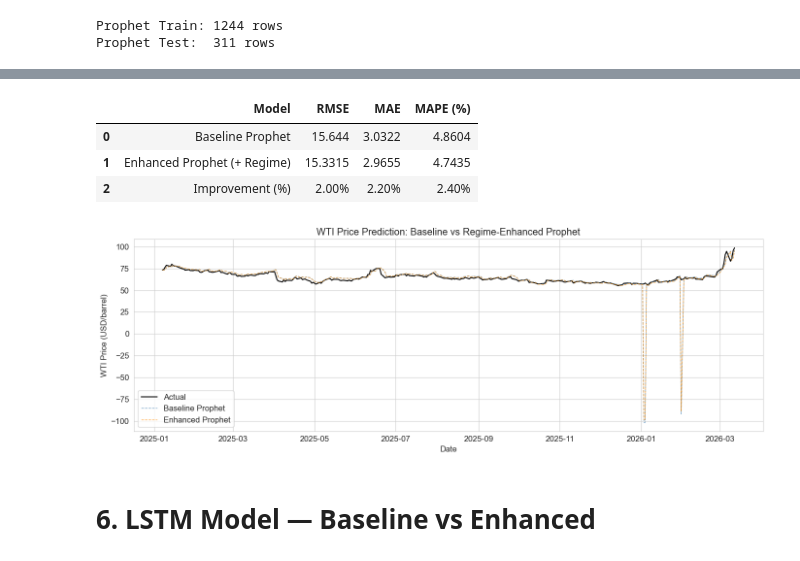
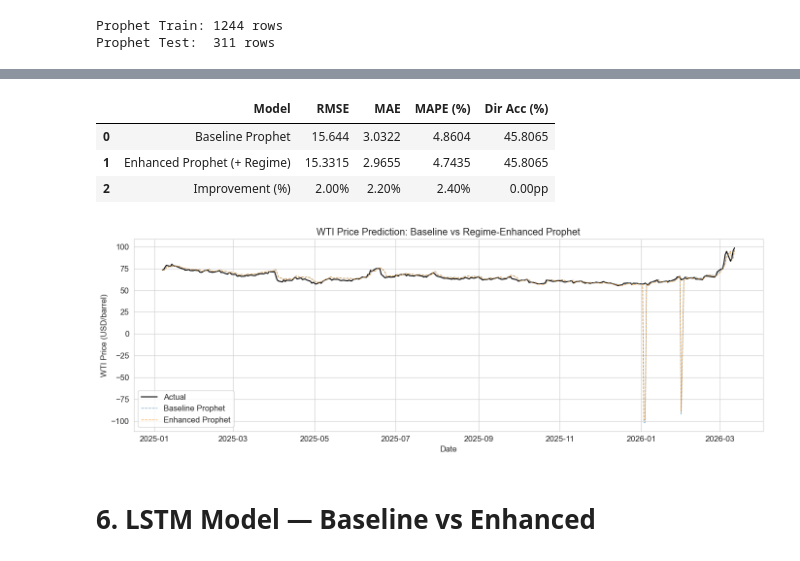
Before and after one commit to zhicongDeng/BTC-ETH-Pairs-Trading, a Jupyter notebook: test_pytorch/claude/02_xgboost_comparison.ipynb, the cells around one changed output, grey strips where cells are left out. Cells and saved outputs as stored; diff of their text form; code cells hidden in the pictures.

```diff
--- a/test_pytorch/claude/02_xgboost_comparison.ipynb
+++ b/test_pytorch/claude/02_xgboost_comparison.ipynb
@@ -242,18 +248,20 @@ def build_and_fit_prophet(train_df, regressors):
     return model
 
 # Baseline Prophet
-prophet_baseline = build_and_fit_prophet(prophet_train, prophet_baseline_regressors)
-forecast_baseline = prophet_baseline.predict(prophet_test[['ds'] + prophet_baseline_regressors])
+prophet_baseline_model = build_and_fit_prophet(prophet_train, prophet_baseline_regressors)
+forecast_baseline = prophet_baseline_model.predict(prophet_test[['ds'] + prophet_baseline_regressors])
 
 price_pred_prophet_baseline = forecast_baseline['yhat'].values
-price_true_prophet = prophet_test['WTI_Price_next'].values  # next-day actual
+price_true_prophet = prophet_test['WTI_Price_next'].values
 
 rmse_prophet_baseline = np.sqrt(mean_squared_error(price_true_prophet, price_pred_prophet_baseline))
 mae_prophet_baseline  = mean_absolute_error(price_true_prophet, price_pred_prophet_baseline)
 mape_prophet_baseline = np.mean(np.abs((price_true_prophet - price_pred_prophet_baseline) / price_true_prophet)) * 100
+dir_prophet_baseline  = np.mean(np.sign(np.diff(price_true_prophet)) == np.sign(np.diff(price_pred_prophet_baseline))) * 100
 
 print("=== Baseline Prophet ===")
 print(f"RMSE: {rmse_prophet_baseline:.4f}")
 print(f"MAE:  {mae_prophet_baseline:.4f}")
 print(f"MAPE: {mape_prophet_baseline:.4f}%")
+print(f"Dir Acc: {dir_prophet_baseline:.2f}%")
 # %% [output]
@@ -266,16 +275,18 @@ MAPE: 4.8604%
 # %%
 # Enhanced Prophet (with regime features)
-prophet_enhanced = build_and_fit_prophet(prophet_train, prophet_enhanced_regressors)
-forecast_enhanced = prophet_enhanced.predict(prophet_test[['ds'] + prophet_enhanced_regressors])
+prophet_enhanced_model = build_and_fit_prophet(prophet_train, prophet_enhanced_regressors)
+forecast_enhanced = prophet_enhanced_model.predict(prophet_test[['ds'] + prophet_enhanced_regressors])
 
 price_pred_prophet_enhanced = forecast_enhanced['yhat'].values
 
 rmse_prophet_enhanced = np.sqrt(mean_squared_error(price_true_prophet, price_pred_prophet_enhanced))
 mae_prophet_enhanced  = mean_absolute_error(price_true_prophet, price_pred_prophet_enhanced)
 mape_prophet_enhanced = np.mean(np.abs((price_true_prophet - price_pred_prophet_enhanced) / price_true_prophet)) * 100
+dir_prophet_enhanced  = np.mean(np.sign(np.diff(price_true_prophet)) == np.sign(np.diff(price_pred_prophet_enhanced))) * 100
 
 print("=== Enhanced Prophet (+ Regime) ===")
 print(f"RMSE: {rmse_prophet_enhanced:.4f}")
 print(f"MAE:  {mae_prophet_enhanced:.4f}")
 print(f"MAPE: {mape_prophet_enhanced:.4f}%")
+print(f"Dir Acc: {dir_prophet_enhanced:.2f}%")
 # %% [output]
@@ -288,33 +300,35 @@ MAPE: 4.7435%
 # %%
-# Comparison table
+# Prophet comparison table
 prophet_comparison = pd.DataFrame({
-    'Model': ['Baseline Prophet', 'Enhanced Prophet (+ Regime)'],
-    'RMSE': [rmse_prophet_baseline, rmse_prophet_enhanced],
-    'MAE':  [mae_prophet_baseline,  mae_prophet_enhanced],
-    'MAPE (%)': [mape_prophet_baseline, mape_prophet_enhanced]
+    'Model':       ['Baseline Prophet', 'Enhanced Prophet (+ Regime)'],
+    'RMSE':        [rmse_prophet_baseline,  rmse_prophet_enhanced],
+    'MAE':         [mae_prophet_baseline,   mae_prophet_enhanced],
+    'MAPE (%)':    [mape_prophet_baseline,  mape_prophet_enhanced],
+    'Dir Acc (%)': [dir_prophet_baseline,   dir_prophet_enhanced],
 }).round(4)
 prophet_comparison.loc[2] = [
     'Improvement (%)',
     f"{(rmse_prophet_baseline - rmse_prophet_enhanced) / rmse_prophet_baseline * 100:.2f}%",
     f"{(mae_prophet_baseline  - mae_prophet_enhanced)  / mae_prophet_baseline  * 100:.2f}%",
-    f"{(mape_prophet_baseline - mape_prophet_enhanced) / mape_prophet_baseline * 100:.2f}%"
+    f"{(mape_prophet_baseline - mape_prophet_enhanced) / mape_prophet_baseline * 100:.2f}%",
+    f"{dir_prophet_enhanced - dir_prophet_baseline:.2f}pp",
 ]
 display(prophet_comparison)
 
-# Prediction plot
+# Prophet prediction plot
 fig, ax = plt.subplots(figsize=(14, 5))
 test_dates_p = prophet_test['ds'].values
 ax.plot(test_dates_p, price_true_prophet,          color='black',     linewidth=1.5, label='Actual')
 ax.plot(test_dates_p, price_pred_prophet_baseline, color='steelblue', linewidth=1, linestyle='--', label='Baseline Prophet', alpha=0.7)
 ax.plot(test_dates_p, price_pred_prophet_enhanced, color='darkorange',linewidth=1, linestyle='--', label='Enhanced Prophet', alpha=0.7)
 ax.set_xlabel('Date'); ax.set_ylabel('WTI Price (USD/barrel)')
 ax.set_title('WTI Price Prediction: Baseline vs Regime-Enhanced Prophet')
 ax.legend(); plt.tight_layout(); plt.show()
 # %% [output]
-|  | Model | RMSE | MAE | MAPE (%) |
-| 0 | Baseline Prophet | 15.644 | 3.0322 | 4.8604 |
-| 1 | Enhanced Prophet (+ Regime) | 15.3315 | 2.9655 | 4.7435 |
-| 2 | Improvement (%) | 2.00% | 2.20% | 2.40% |
+|  | Model | RMSE | MAE | MAPE (%) | Dir Acc (%) |
+| 0 | Baseline Prophet | 15.644 | 3.0322 | 4.8604 | 45.8065 |
+| 1 | Enhanced Prophet (+ Regime) | 15.3315 | 2.9655 | 4.7435 | 45.8065 |
+| 2 | Improvement (%) | 2.00% | 2.20% | 2.40% | 0.00pp |
 [figure]
 # %% [markdown]
 # 6. LSTM Model — Baseline vs Enhanced
```
Also changed, not shown: parts of 9 cells of this notebook.
